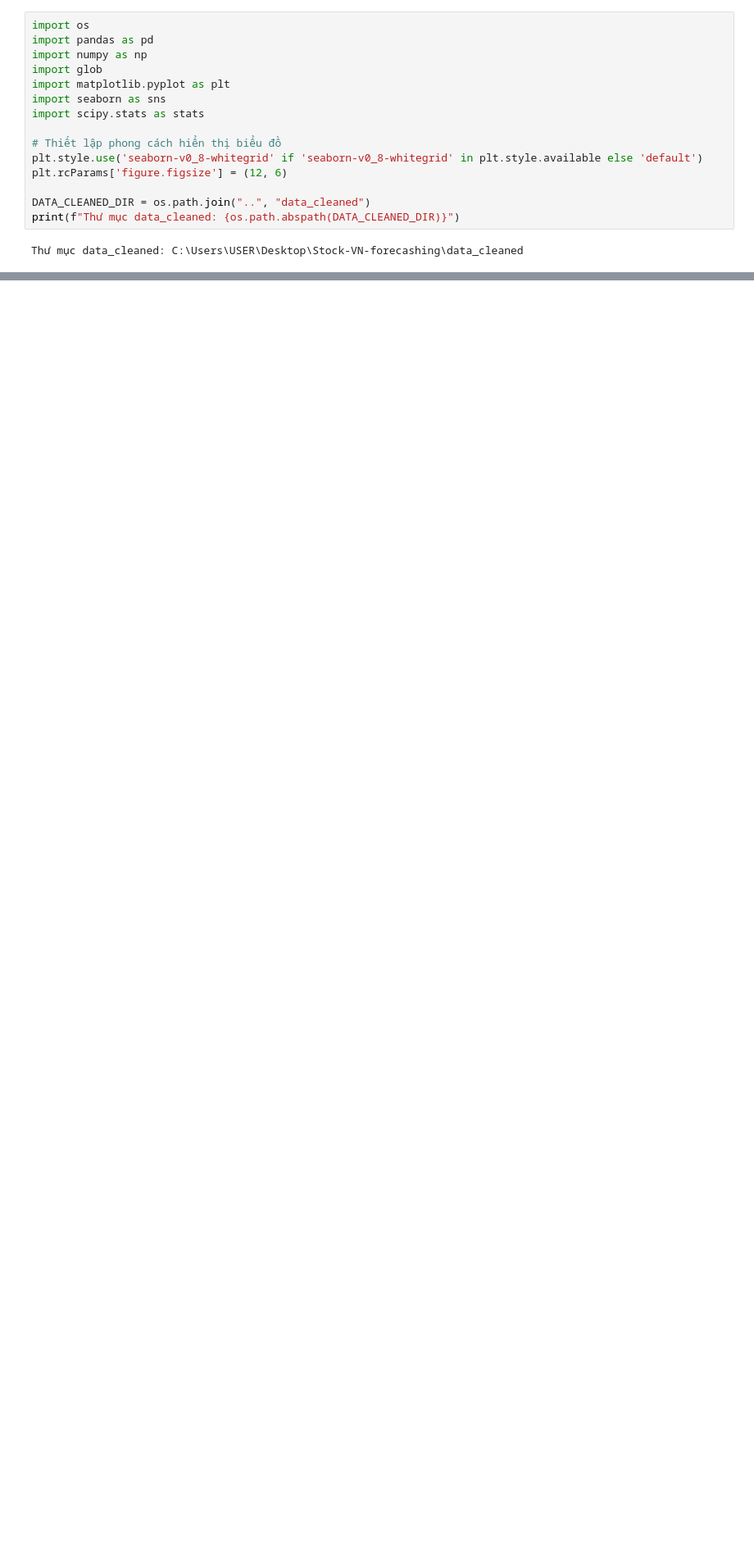
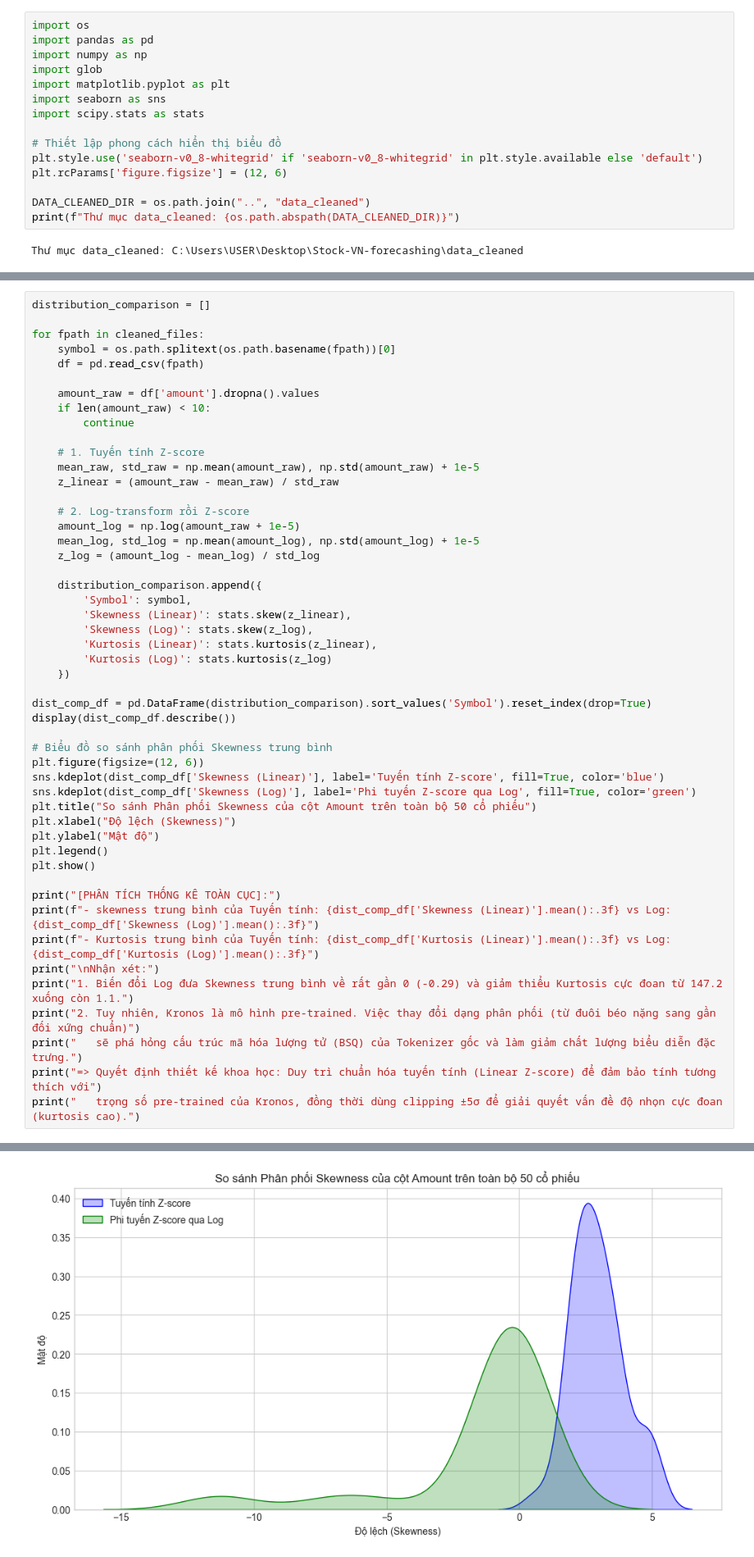
Before and after one commit to vminh16/stock-VietNam-forecasting, a Jupyter notebook: notebooks/02_preprocessing.ipynb, the cells around one changed output, grey strips where cells are left out. Shown at 82% size. Cells and saved outputs as stored; diff of their text form; blank space fills up the shorter version.

```diff
--- a/notebooks/02_preprocessing.ipynb
+++ b/notebooks/02_preprocessing.ipynb
@@ -194,0 +248,51 @@ print("\n[+] Các đặc trưng thời gian cho nến Daily đã được xác m
+# %%
+distribution_comparison = []
+
+for fpath in cleaned_files:
+    symbol = os.path.splitext(os.path.basename(fpath))[0]
+    df = pd.read_csv(fpath)
+
+    amount_raw = df['amount'].dropna().values
+    if len(amount_raw) < 10:
+        continue
+
+    # 1. Tuyến tính Z-score
+    mean_raw, std_raw = np.mean(amount_raw), np.std(amount_raw) + 1e-5
+    z_linear = (amount_raw - mean_raw) / std_raw
+
+    # 2. Log-transform rồi Z-score
+    amount_log = np.log(amount_raw + 1e-5)
+    mean_log, std_log = np.mean(amount_log), np.std(amount_log) + 1e-5
+    z_log = (amount_log - mean_log) / std_log
+
+    distribution_comparison.append({
+        'Symbol': symbol,
+        'Skewness (Linear)': stats.skew(z_linear),
+        'Skewness (Log)': stats.skew(z_log),
+        'Kurtosis (Linear)': stats.kurtosis(z_linear),
+        'Kurtosis (Log)': stats.kurtosis(z_log)
+    })
+
+dist_comp_df = pd.DataFrame(distribution_comparison).sort_values('Symbol').reset_index(drop=True)
+display(dist_comp_df.describe())
+
+# Biểu đồ so sánh phân phối Skewness trung bình
+plt.figure(figsize=(12, 6))
+sns.kdeplot(dist_comp_df['Skewness (Linear)'], label='Tuyến tính Z-score', fill=True, color='blue')
+sns.kdeplot(dist_comp_df['Skewness (Log)'], label='Phi tuyến Z-score qua Log', fill=True, color='green')
+plt.title("So sánh Phân phối Skewness của cột Amount trên toàn bộ 50 cổ phiếu")
+plt.xlabel("Độ lệch (Skewness)")
+plt.ylabel("Mật độ")
+plt.legend()
+plt.show()
+
+print("[PHÂN TÍCH THỐNG KÊ TOÀN CỤC]:")
+print(f"- skewness trung bình của Tuyến tính: {dist_comp_df['Skewness (Linear)'].mean():.3f} vs Log: {dist_comp_df['Skewness (Log)'].mean():.3f}")
+print(f"- Kurtosis trung bình của Tuyến tính: {dist_comp_df['Kurtosis (Linear)'].mean():.3f} vs Log: {dist_comp_df['Kurtosis (Log)'].mean():.3f}")
+print("\nNhận xét:")
+print("1. Biến đổi Log đưa Skewness trung bình về rất gần 0 (-0.29) và giảm thiểu Kurtosis cực đoan từ 147.2 xuống còn 1.1.")
+print("2. Tuy nhiên, Kronos là mô hình pre-trained. Việc thay đổi dạng phân phối (từ đuôi béo nặng sang gần đối xứng chuẩn)")
+print("   sẽ phá hỏng cấu trúc mã hóa lượng tử (BSQ) của Tokenizer gốc và làm giảm chất lượng biểu diễn đặc trưng.")
+print("=> Quyết định thiết kế khoa học: Duy trì chuẩn hóa tuyến tính (Linear Z-score) để đảm bảo tính tương thích với")
+print("   trọng số pre-trained của Kronos, đồng thời dùng clipping ±5σ để giải quyết vấn đề độ nhọn cực đoan (kurtosis cao).")
+# %% [output]
@@ -194,0 +308 @@ print("\n[+] Các đặc trưng thời gian cho nến Daily đã được xác m
+[figure, added]
```
Also changed, not shown: parts of 20 cells of this notebook, 20 other files.
